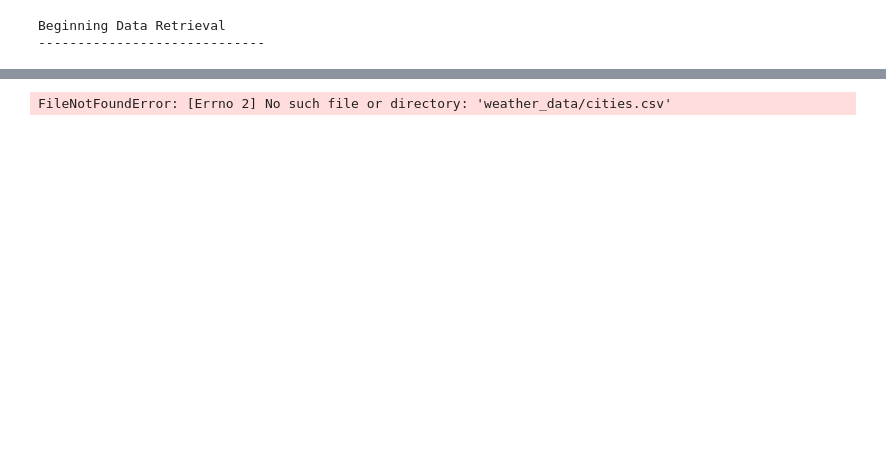
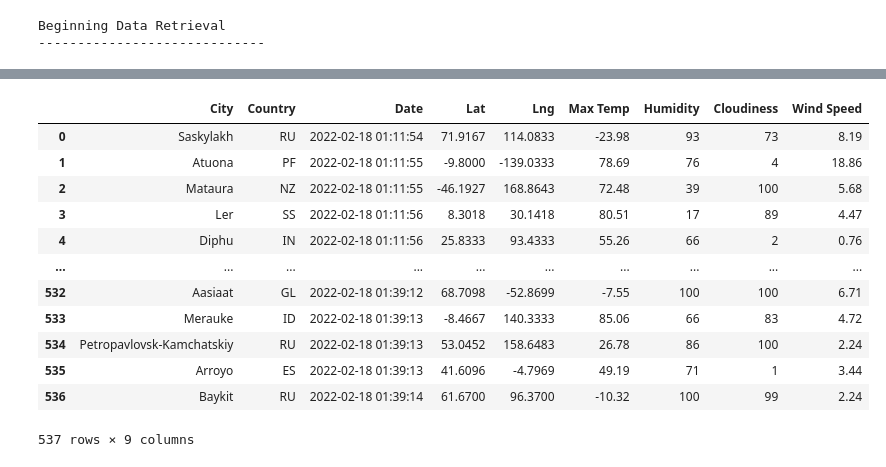
Before and after one commit to joZecodes/World_Weather_Analysis, a Jupyter notebook: WeatherPy.ipynb, the cells around one changed output, grey strips where cells are left out. Cells and saved outputs as stored; diff of their text form; code cells hidden in the pictures; blank space fills up the shorter version.

```diff
--- a/WeatherPy.ipynb
+++ b/WeatherPy.ipynb
@@ -145,7 +147,24 @@ city_data_df.head(10)
+# %%
+new_column_order = ["City", "Country", "Date", "Lat", "Lng", "Max Temp", "Humidity", "Cloudiness", "Wind Speed"]
+
+city_data_df = city_data_df[new_column_order]
+city_data_df
+# %% [output]
+|  | City | Country | Date | Lat | Lng | Max Temp | Humidity | Cloudiness | Wind Speed |
+| 0 | Saskylakh | RU | 2022-02-18 01:11:54 | 71.9167 | 114.0833 | -23.98 | 93 | 73 | 8.19 |
+| 1 | Atuona | PF | 2022-02-18 01:11:55 | -9.8000 | -139.0333 | 78.69 | 76 | 4 | 18.86 |
+| 2 | Mataura | NZ | 2022-02-18 01:11:55 | -46.1927 | 168.8643 | 72.48 | 39 | 100 | 5.68 |
+| 3 | Ler | SS | 2022-02-18 01:11:56 | 8.3018 | 30.1418 | 80.51 | 17 | 89 | 4.47 |
+| 4 | Diphu | IN | 2022-02-18 01:11:56 | 25.8333 | 93.4333 | 55.26 | 66 | 2 | 0.76 |
+| ... | ... | ... | ... | ... | ... | ... | ... | ... | ... |
+| 532 | Aasiaat | GL | 2022-02-18 01:39:12 | 68.7098 | -52.8699 | -7.55 | 100 | 100 | 6.71 |
+| 533 | Merauke | ID | 2022-02-18 01:39:13 | -8.4667 | 140.3333 | 85.06 | 66 | 83 | 4.72 |
+| 534 | Petropavlovsk-Kamchatskiy | RU | 2022-02-18 01:39:13 | 53.0452 | 158.6483 | 26.78 | 86 | 100 | 2.24 |
+| 535 | Arroyo | ES | 2022-02-18 01:39:13 | 41.6096 | -4.7969 | 49.19 | 71 | 1 | 3.44 |
+| 536 | Baykit | RU | 2022-02-18 01:39:14 | 61.6700 | 96.3700 | -10.32 | 100 | 99 | 2.24 |
+537 rows × 9 columns
 # %%
-# Create the output file (CSV).
-output_data_file = "weather_data/cities.csv"
-# Export the City_Data into a CSV.
-city_data_df.to_csv(output_data_file, index_label="City_ID")
+# create output csv file
+output_data_file = "Weather_Data/cities.csv"
+# export to csv
+city_data_df.to_csv(output_data_file, index_label="city_ID")
-# %% [output]
-FileNotFoundError: [Errno 2] No such file or directory: 'weather_data/cities.csv'
```
Also changed, not shown: parts of 9 cells of this notebook, 5 other files.
